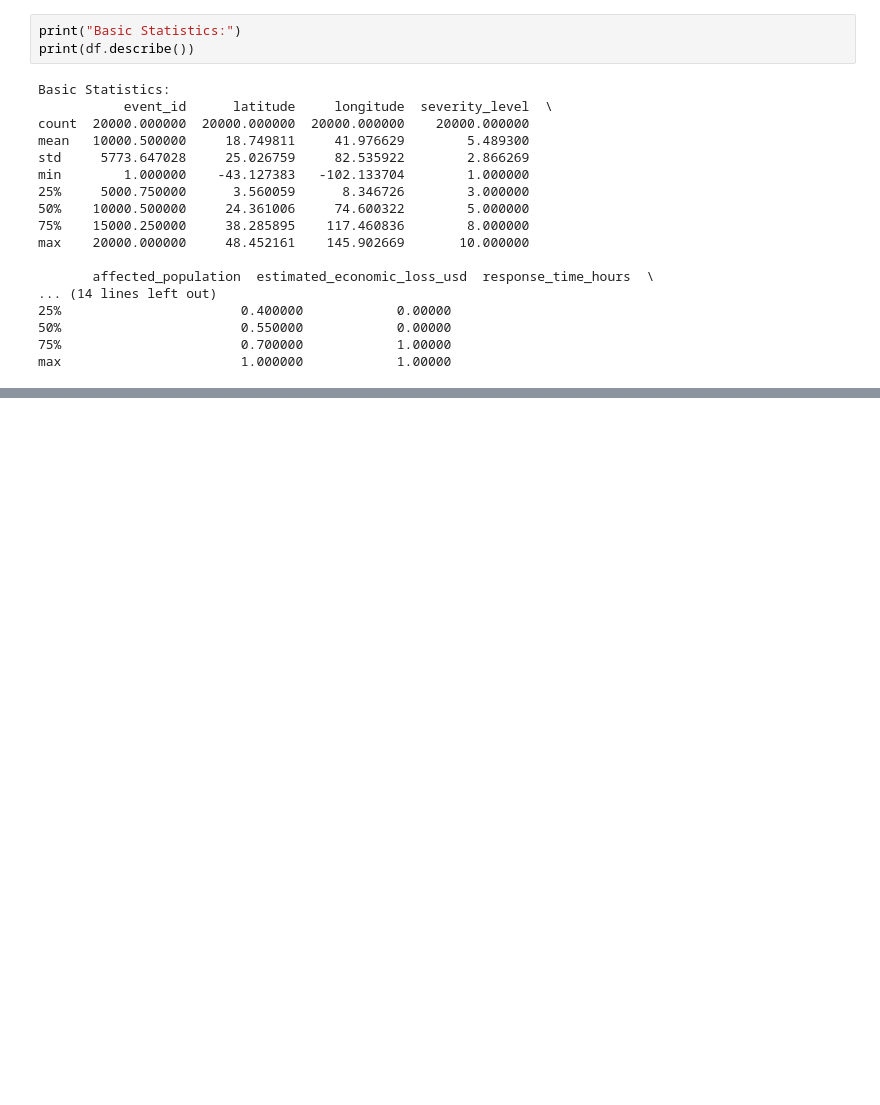
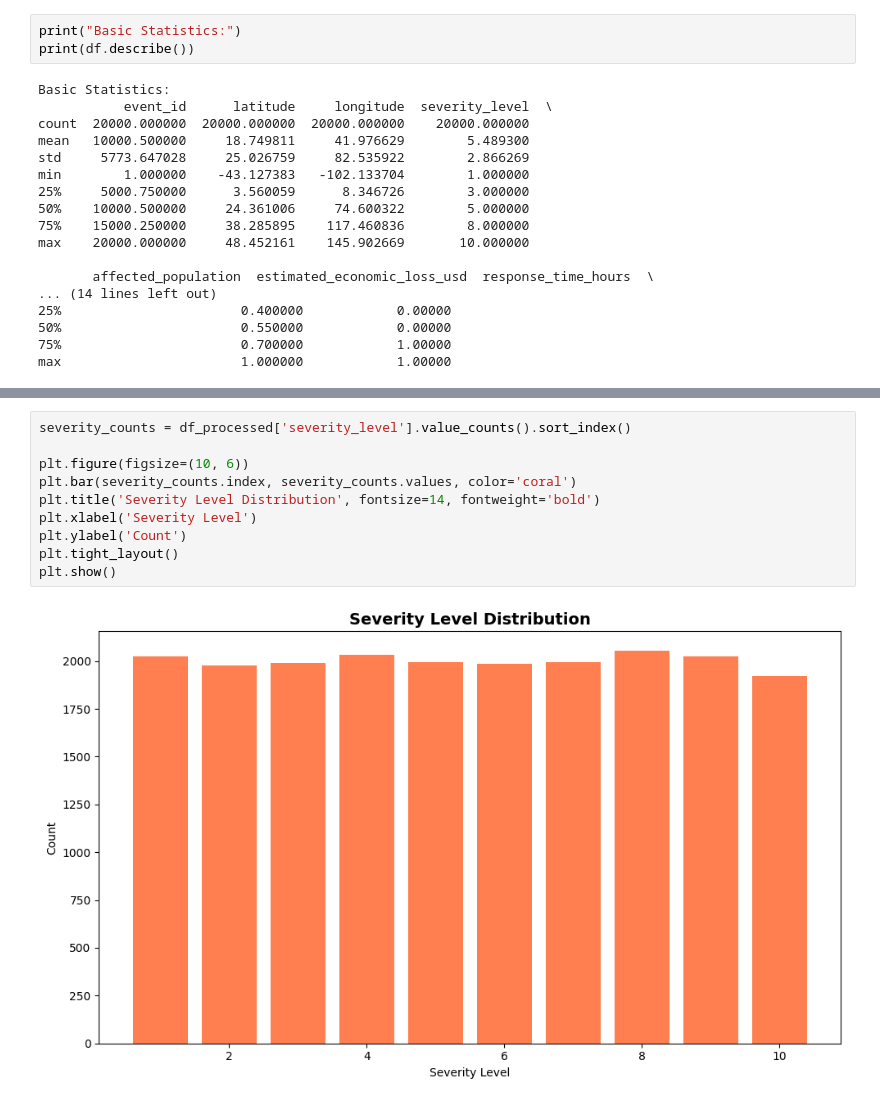
Before and after one commit to Sumithelonde/EV54_Quantum, a Jupyter notebook: model.ipynb, the cells around one changed output, grey strips where cells are left out. Cells and saved outputs as stored; diff of their text form; blank space fills up the shorter version.

```diff
--- a/model.ipynb
+++ b/model.ipynb
@@ -192,0 +170,12 @@ plt.show()
+# %%
+severity_counts = df_processed['severity_level'].value_counts().sort_index()
+
+plt.figure(figsize=(10, 6))
+plt.bar(severity_counts.index, severity_counts.values, color='coral')
+plt.title('Severity Level Distribution', fontsize=14, fontweight='bold')
+plt.xlabel('Severity Level')
+plt.ylabel('Count')
+plt.tight_layout()
+plt.show()
+# %% [output]
+[figure, added]
```
Also changed, not shown: parts of 71 cells of this notebook, 23 other files.
